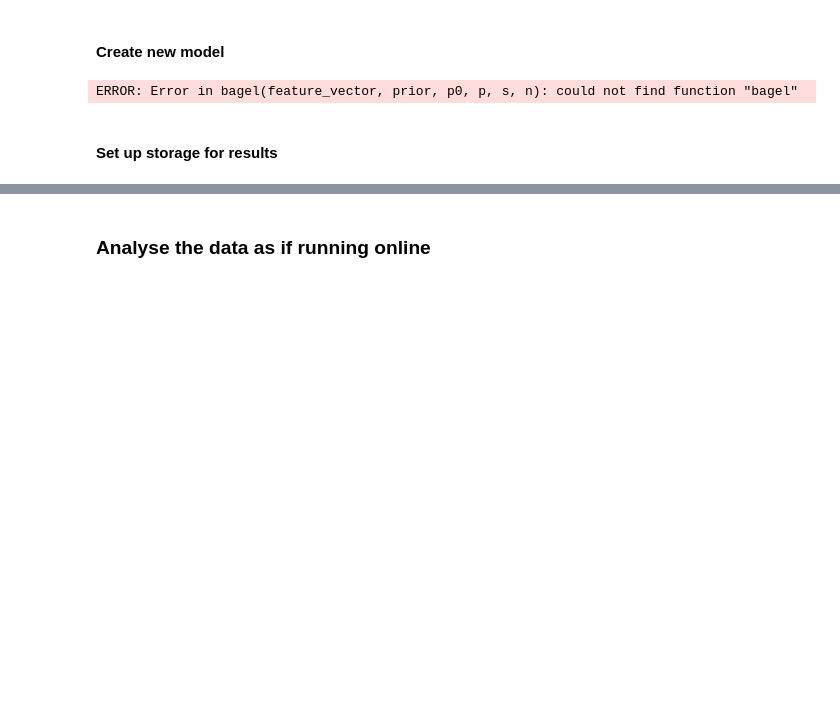
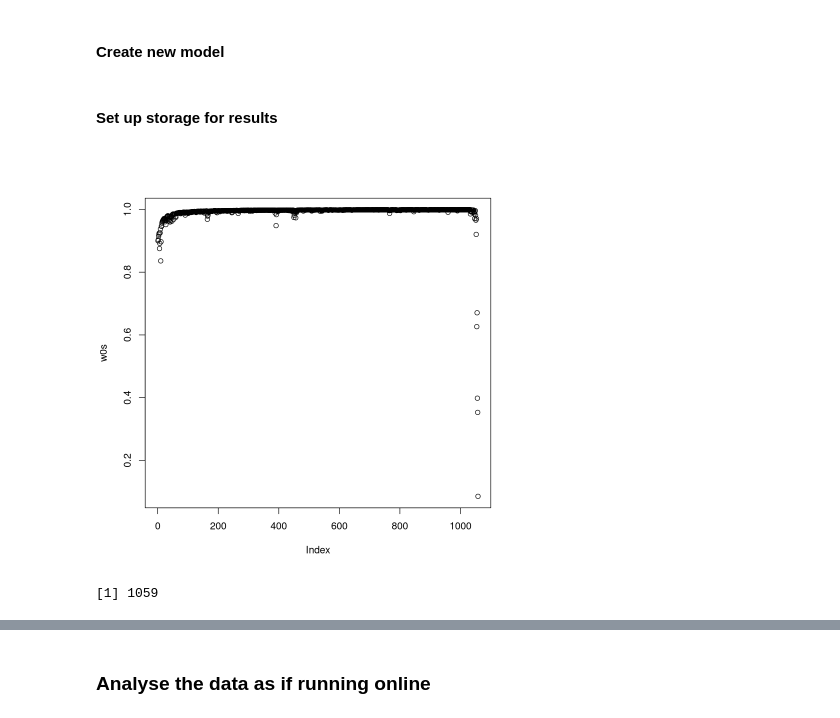
Before and after one commit to grosed/bagel, a Jupyter notebook: notebooks/README.ipynb, the cells around one changed output, grey strips where cells are left out. Drawn from its saved outputs; the diff is of its cells as text; code cells hidden in the pictures; blank space fills up the shorter version.

```diff
--- a/notebooks/README.ipynb
+++ b/notebooks/README.ipynb
@@ -108,7 +108,7 @@ prior <- function(t)
 p <- 1.0;
 p0 <- 0.9;
 s <- 1.0;
-n <- 1000
+n <- 500
 # %% [markdown]
 #### Create a new bagel model
 # %%
@@ -148,9 +148,24 @@ Y <- rnorm(2000,0,1)
 #### Create new model
 # %%
 model <- bagel(feature_vector,prior,p0,p,s,n)
-# %% [output]
-ERROR: Error in bagel(feature_vector, prior, p0, p, s, n): could not find function "bagel"
 # %% [markdown]
 #### Set up storage for results
 # %%
 w0s <- c()
+# %%
+for(y in Y)
+{
+  # update the model with the most recent data and store the weight at tau = 0
+  w0 <- update(model,y)
+  w0s <- c(w0s,w0) # log the result
+  if(1 - w0 > 0.8)
+      break
+}
+# %%
+plot(w0s)
+# %% [output]
+[figure, added]
+# %%
+time(model)
+# %% [output]
+[1] 1059
```
Also changed, not shown: parts of 5 cells of this notebook.
